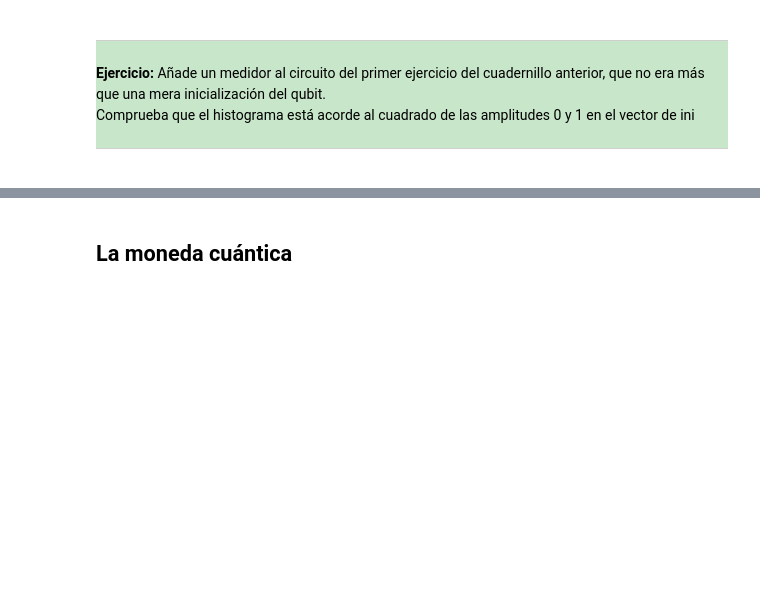
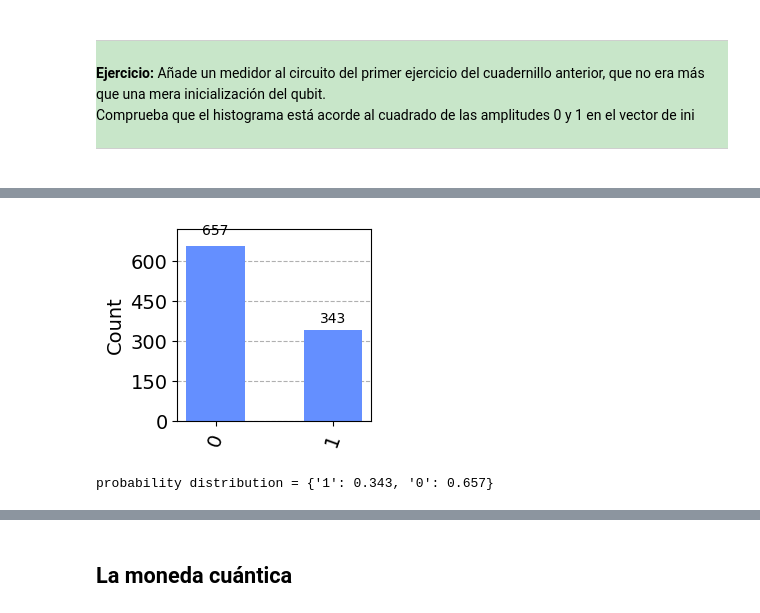
Before and after one commit to AlvaroMAM/quantUMA, a Jupyter notebook: QUANTUM_ARCHITECTURE/nb04-modulo2-medidas-1qubit_apariciomoralesalvaromanuel.ipynb, the cells around one changed output, grey strips where cells are left out. Cells and saved outputs as stored; diff of their text form; code cells hidden in the pictures; blank space fills up the shorter version.

```diff
--- a/QUANTUM_ARCHITECTURE/nb04-modulo2-medidas-1qubit_apariciomoralesalvaromanuel.ipynb
+++ b/QUANTUM_ARCHITECTURE/nb04-modulo2-medidas-1qubit_apariciomoralesalvaromanuel.ipynb
@@ -227,0 +313,14 @@ Comprueba que el histograma está acorde al cuadrado de las amplitudes 0 y 1 en
+# %%
+# Ejecutamos y mostramos resultados
+r = my_circuit_simulation(cir, 1000)
+
+# Visualicemos el estado y las probabilidades
+counts = r.get_counts()
+display(plot_histogram(counts, figsize=(2.5,2.5)))
+# %% [output]
+[figure, added]
+# %%
+prob_dist = my_get_prob_dist(counts)
+print("probability distribution =", prob_dist)
+# %% [output]
+probability distribution = {'1': 0.343, '0': 0.657}
```
Also changed, not shown: parts of 31 cells of this notebook.
